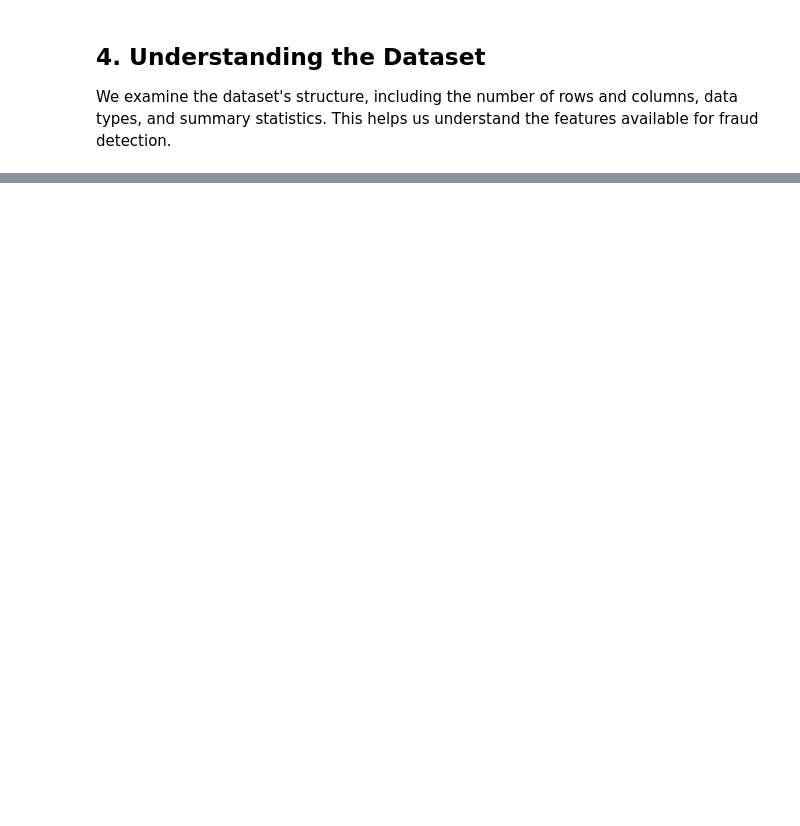
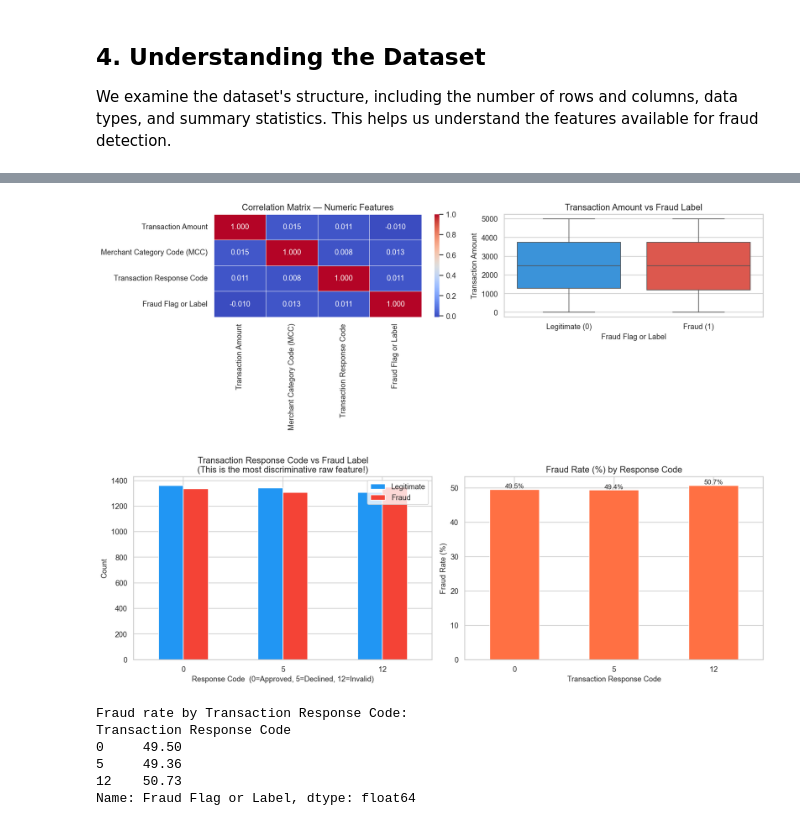
Before and after one commit to sentongo-web/Credit-Card-Fraud-Detection, a Jupyter notebook: credit_card_fraud_detection.ipynb, the cells around one changed output, grey strips where cells are left out. Cells and saved outputs as stored; diff of their text form; code cells hidden in the pictures; blank space fills up the shorter version.

```diff
--- a/credit_card_fraud_detection.ipynb
+++ b/credit_card_fraud_detection.ipynb
@@ -100,19 +191,57 @@ EDA involves analyzing the data to find patterns, anomalies, and relationships.
 # %%
-# Correlation matrix for numerical features
-numerical_cols = ['Transaction Amount']
-corr = df[numerical_cols + ['Fraud Flag or Label']].corr()
-print("Correlation matrix:")
-print(corr)
+# ── 1. Correlation of numeric features with the fraud label ───────────────────
+numeric_cols = ['Transaction Amount', 'Merchant Category Code (MCC)',
+                'Transaction Response Code', 'Fraud Flag or Label']
+corr = df[numeric_cols].corr()
 
-# Check for outliers in transaction amount
-plt.figure(figsize=(10, 6))
-sns.boxplot(x='Fraud Flag or Label', y='Transaction Amount', data=df)
-plt.title('Transaction Amount by Fraud Label')
+fig, axes = plt.subplots(1, 2, figsize=(14, 5))
+
+# Heatmap
+sns.heatmap(corr, annot=True, fmt='.3f', cmap='coolwarm',
+            linewidths=0.5, ax=axes[0])
+axes[0].set_title('Correlation Matrix — Numeric Features')
+
+# ── 2. Transaction Amount distribution by fraud label ─────────────────────────
+sns.boxplot(x='Fraud Flag or Label', y='Transaction Amount', data=df,
+            palette=['#2196F3', '#F44336'], ax=axes[1])
+axes[1].set_title('Transaction Amount vs Fraud Label')
+axes[1].set_xticklabels(['Legitimate (0)', 'Fraud (1)'])
+plt.tight_layout()
 plt.show()
 
-# Distribution of transaction amounts
-plt.figure(figsize=(10, 6))
-sns.histplot(df['Transaction Amount'], bins=50, kde=True)
-plt.title('Distribution of Transaction Amounts')
+# ── 3. Transaction Response Code vs Fraud ──────────────────────────────────────
+fig, axes = plt.subplots(1, 2, figsize=(14, 5))
+
+response_fraud = df.groupby(['Transaction Response Code', 'Fraud Flag or Label']).size().unstack(fill_value=0)
+response_fraud.plot(kind='bar', ax=axes[0], color=['#2196F3', '#F44336'], edgecolor='white')
+axes[0].set_title('Transaction Response Code vs Fraud Label\n(This is the most discriminative raw feature!)')
+axes[0].set_xlabel('Response Code  (0=Approved, 5=Declined, 12=Invalid)')
+axes[0].set_ylabel('Count')
+axes[0].legend(['Legitimate', 'Fraud'])
+axes[0].tick_params(axis='x', rotation=0)
+
+# Fraud RATE per response code
+fraud_rate = df.groupby('Transaction Response Code')['Fraud Flag or Label'].mean() * 100
+fraud_rate.plot(kind='bar', ax=axes[1], color='#FF7043', edgecolor='white')
+axes[1].set_title('Fraud Rate (%) by Response Code')
+axes[1].set_ylabel('Fraud Rate (%)')
+axes[1].tick_params(axis='x', rotation=0)
+for p in axes[1].patches:
+    axes[1].annotate(f'{p.get_height():.1f}%',
+                     (p.get_x() + p.get_width() / 2., p.get_height()),
+                     ha='center', va='bottom', fontsize=10)
+plt.tight_layout()
 plt.show()
+
+print("Fraud rate by Transaction Response Code:")
+print(fraud_rate.round(2))
+# %% [output]
+[figure, added]
+[figure, added]
+Fraud rate by Transaction Response Code:
+Transaction Response Code
+0     49.50
+5     49.36
+12    50.73
+Name: Fraud Flag or Label, dtype: float64
 # %% [markdown]
```
Also changed, not shown: parts of 22 cells of this notebook, 1 other file.
